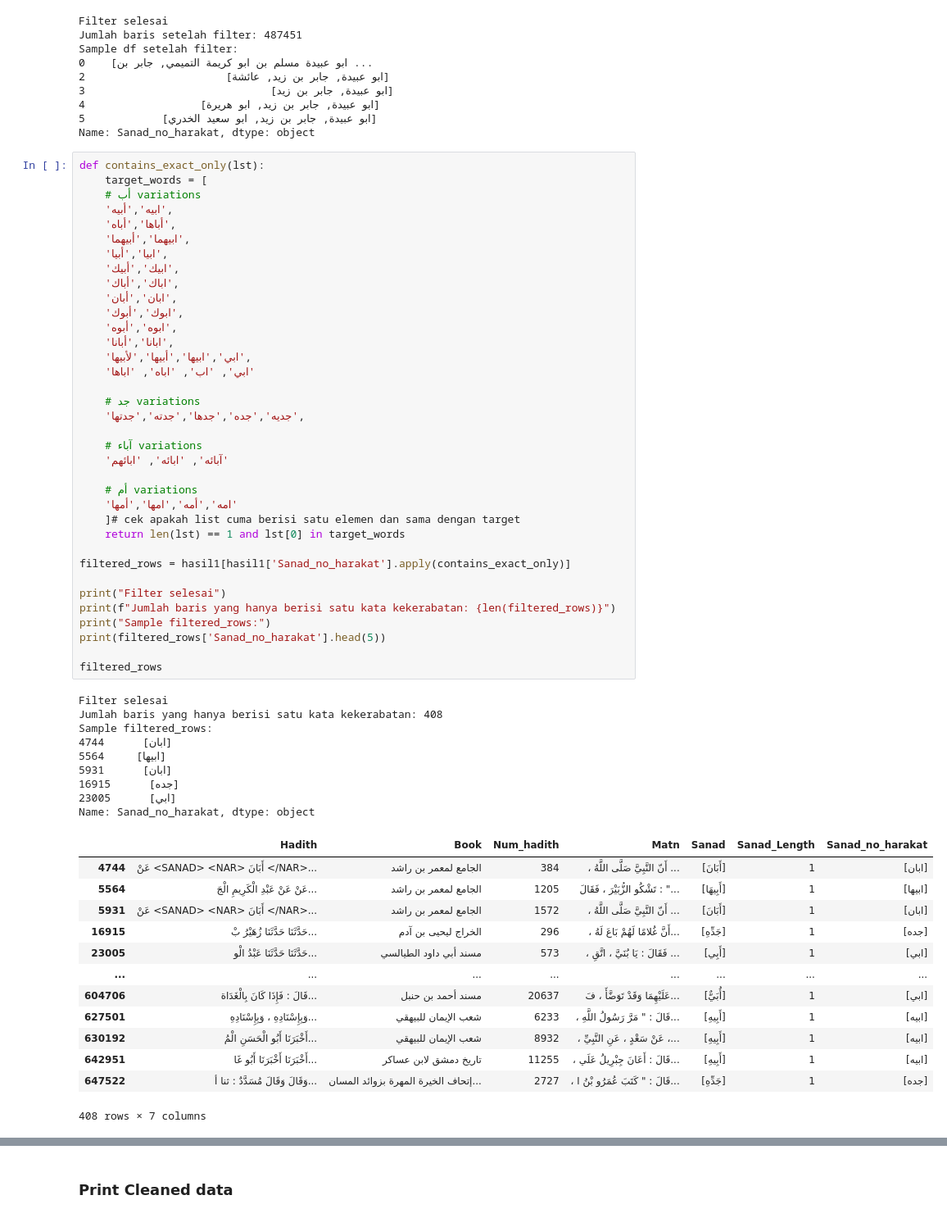
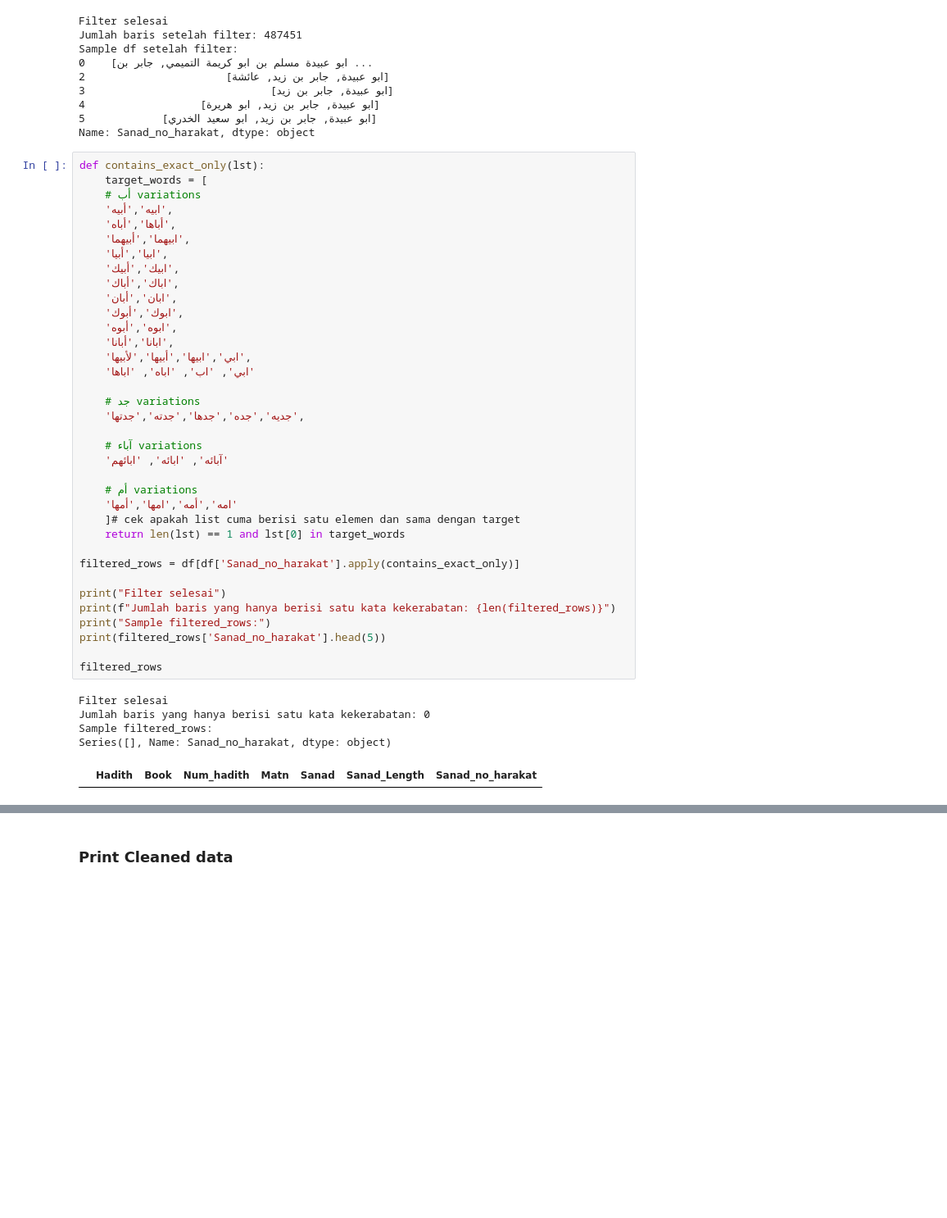
Before and after one commit to Nazrililham090805/sanad-hadith, a Jupyter notebook: src/preprocessing.ipynb, the cells around one changed output, grey strips where cells are left out. Shown at 82% size. Drawn from its saved outputs; the diff is of its cells as text; blank space fills up the shorter version.

```diff
--- a/src/preprocessing.ipynb
+++ b/src/preprocessing.ipynb
@@ -501,50 +501,33 @@ def contains_exact_only(lst):
     'اباك','أباك',
     'ابان','أبان',
     'ابوك','أبوك',
     'ابوه','أبوه',
     'ابانا','أبانا',
     'ابي','ابيها','أبيها','لأبيها',
     'ابي', 'اب', 'اباه', 'اباها'
 
     # جد variations
     'جديه','جده','جدها','جدته','جدتها',
 
     # آباء variations
     'آبائه', 'ابائه', 'ابائهم'
 
     # أم variations
     'امه','أمه','امها','أمها'
     ]# cek apakah list cuma berisi satu elemen dan sama dengan target
     return len(lst) == 1 and lst[0] in target_words
 
-filtered_rows = hasil1[hasil1['Sanad_no_harakat'].apply(contains_exact_only)]
+filtered_rows = df[df['Sanad_no_harakat'].apply(contains_exact_only)]
 
 print("Filter selesai")
 print(f"Jumlah baris yang hanya berisi satu kata kekerabatan: {len(filtered_rows)}")
 print("Sample filtered_rows:")
 print(filtered_rows['Sanad_no_harakat'].head(5))
 
 filtered_rows
 # %% [output]
 Filter selesai
-Jumlah baris yang hanya berisi satu kata kekerabatan: 408
+Jumlah baris yang hanya berisi satu kata kekerabatan: 0
 Sample filtered_rows:
-4744      [ابان]
-5564     [ابيها]
-5931      [ابان]
-16915      [جده]
-23005      [ابي]
-Name: Sanad_no_harakat, dtype: object
+Series([], Name: Sanad_no_harakat, dtype: object)
 |  | Hadith | Book | Num_hadith | Matn | Sanad | Sanad_Length | Sanad_no_harakat |
-| 4744 | عَنْ <SANAD> <NAR> أَبَانَ </NAR>... | الجامع لمعمر بن راشد | 384 | ، أَنّ النَّبِيَّ صَلَّى اللَّهُ ... | [أَبَانَ] | 1 | [ابان] |
-| 5564 | عَنْ عَنْ عَبْدِ الْكَرِيمِ الْجَ... | الجامع لمعمر بن راشد | 1205 | تَشْكُو الزُّبَيْرَ ، فَقَالَ : "... | [أَبِيهَا] | 1 | [ابيها] |
-| 5931 | عَنْ <SANAD> <NAR> أَبَانَ </NAR>... | الجامع لمعمر بن راشد | 1572 | ، أَنّ النَّبِيَّ صَلَّى اللَّهُ ... | [أَبَانَ] | 1 | [ابان] |
-| 16915 | حَدَّثَنَا حَدَّثَنَا زُهَيْرُ بْ... | الخراج ليحيى بن آدم | 296 | ، أَنَّ غُلامًا لَهُمْ بَاعَ لَهُ... | [جَدِّهِ] | 1 | [جده] |
-| 23005 | حَدَّثَنَا حَدَّثَنَا عَبْدُ الْو... | مسند أبي داود الطيالسي | 573 | ، فَقَالَ : يَا بُنَيَّ ، اتَّقِ ... | [أَبِي] | 1 | [ابي] |
-| ... | ... | ... | ... | ... | ... | ... | ... |
-| 604706 | قَالَ : فَإِذَا كَانَ بِالْغَدَاة... | مسند أحمد بن حنبل | 20637 | عَلَيْهِمَا وَقَدْ تَوَضَّأَ ، فَ... | [أُبَيٌّ] | 1 | [ابي] |
-| 627501 | وَبِإِسْنَادِهِ ، وَبِإِسْنَادِهِ... | شعب الإيمان للبيهقي | 6233 | ، قَالَ : " مَرَّ رَسُولُ اللَّهِ... | [أَبِيهِ] | 1 | [ابيه] |
-| 630192 | أَخْبَرَنَا أَبُو الْحَسَنِ الْمُ... | شعب الإيمان للبيهقي | 8932 | ، عَنْ سَعْدٍ ، عَنِ النَّبِيِّ ،... | [أَبِيهِ] | 1 | [ابيه] |
-| 642951 | أَخْبَرَنَا أَخْبَرَنَا أَبُو غَا... | تاريخ دمشق لابن عساكر | 11255 | ، قَالَ : أَعَانَ جِبْرِيلُ عَلَي... | [أَبِيهِ] | 1 | [ابيه] |
-| 647522 | وَقَالَ وَقَالَ مُسَدَّدٌ : ثنا أ... | إتحاف الخيرة المهرة بزوائد المسان... | 2727 | ، قَالَ : " كَتَبَ عُمَرُو بْنُ ا... | [جَدِّهِ] | 1 | [جده] |
-408 rows × 7 columns
```
Also changed, not shown: parts of 6 cells of this notebook, 2 other files.
